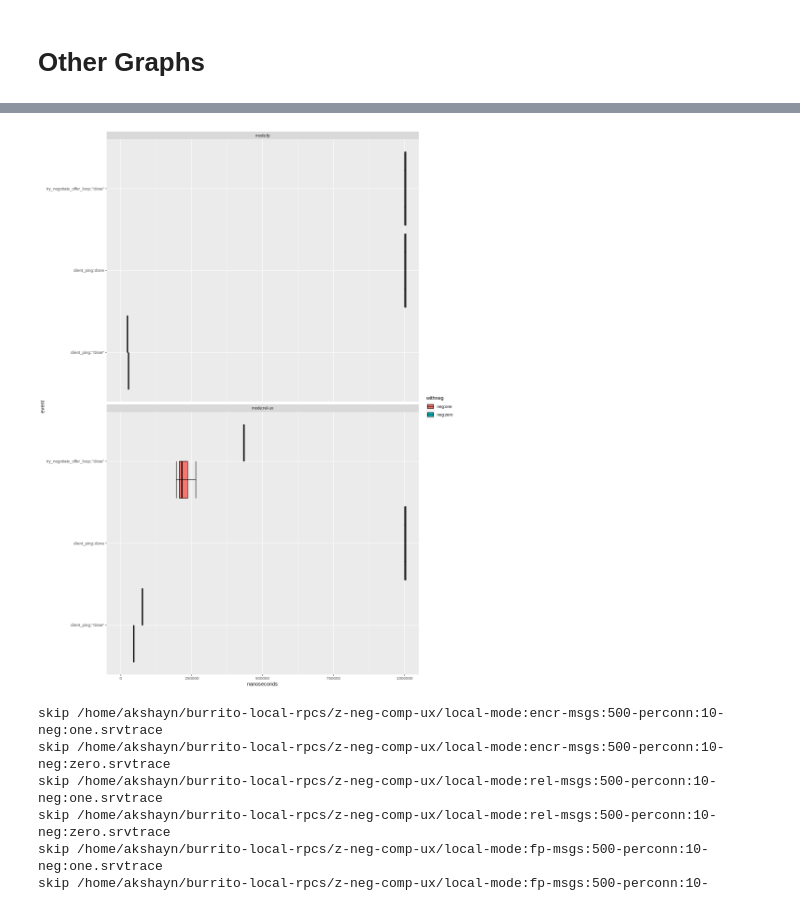
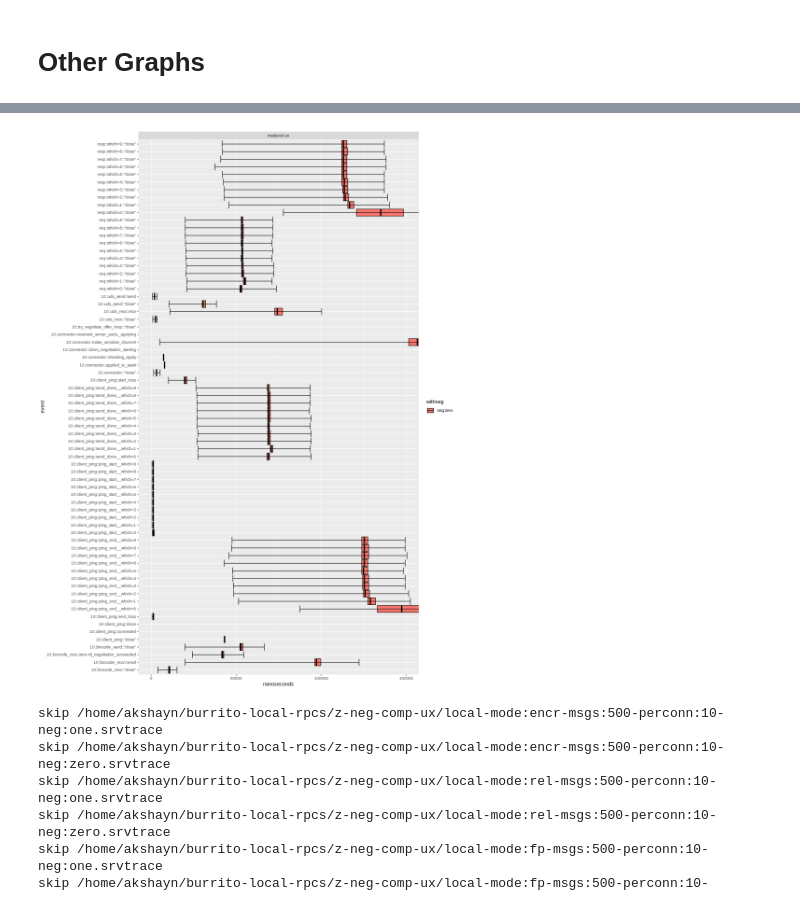
Before and after one commit to akshayknarayan/burrito, a Jupyter notebook: scripts/local-fastpath.ipynb, the cells around one changed output, grey strips where cells are left out. Drawn from its saved outputs; the diff is of its cells as text; code cells hidden in the pictures.

Commit message:
local-fastpath notebook

```diff
--- a/scripts/local-fastpath.ipynb
+++ b/scripts/local-fastpath.ipynb
@@ -55,11 +55,11 @@ import matplotlib.pylab as plt
 plt.rcParams['figure.dpi'] = 200
 # %%
 pos = ['local']
-mode = [f'mode:{m}' for m in ['encr', 'rel', 'fp']]
-msgs = ['msgs:2000']
+mode = [f'mode:{m}' for m in ['rel-ux']]
+msgs = ['msgs:500']
 perconn = ['perconn:10']
 neg = [f'neg:{x}' for x in ['one', 'zero']]
-version = ['~/burrito-local-rpcs/nsdi22']
+version = ['~/burrito-local-rpcs/latency']
 # %%
 df = None
 for d in version:
@@ -137,0 +139,15 @@ ggplot(df, aes(x=factor(mode), y=Conn_time_us, fill=withneg)) +
+# %%
+%%R -i df -w 900 -h 600
+
+library(ggplot2)
+
+f <- function(x) {
+  r <- quantile(x, probs = c(0.05, 0.25, 0.5, 0.75, 0.95))
+  names(r) <- c("ymin", "lower", "middle", "upper", "ymax")
+  r
+}
+
+ggplot(df, aes(x=Elapsed_us, y=Total_us, color=mode)) +
+  geom_line() +
+  facet_grid(withneg~exp) +
+  coord_cartesian(ylim=c(0,500))
@@ -141,10 +166,11 @@ def parse_trace(fn):
         for line in f:
             sp = line.split(":")
             if len(sp) != 4:
+                print(sp)
                 continue
             grp, ev, _, nums = sp
             ev = ev.split('(')[0].strip().replace(' ', '_')
-            grp = grp.split(' ')[-1]
+            grp = '::'.join(grp.split(' ')[-2:])
             ev = f"{grp}::{ev}"
             flds = ['min', 'p25', 'p50', 'p75', 'p95', 'max', 'cnt']
             n = [int(x) for x in nums.strip().split()]
@@ -203,14 +226,14 @@ df_trace
 # %%
 %%R -i df_trace -w 900 -h 1200
 
-ggplot(df_trace[df_trace$mode == 'mode:rel-ux' | df_trace$mode == 'mode:fp',], aes(x=event, fill=withneg)) +
+ggplot(df_trace, aes(x=event, fill=withneg)) +
   geom_crossbar(aes(ymin=p25, y=p50, ymax=p75), position="dodge") +
   geom_errorbar(aes(ymin=min, ymax=p95), position="dodge") +
   facet_wrap(~mode, ncol=1) +
   ylab("nanoseconds") +
-  coord_flip(ylim=c(0, 1000e3))
+  coord_flip(ylim=c(0, 150e3))
 # %% [output]
-[figure, old version]
+[figure, new version]
 # %%
 srv_df_trace = None
 for d in version:
```
Also changed, not shown: parts of 6 cells of this notebook.
